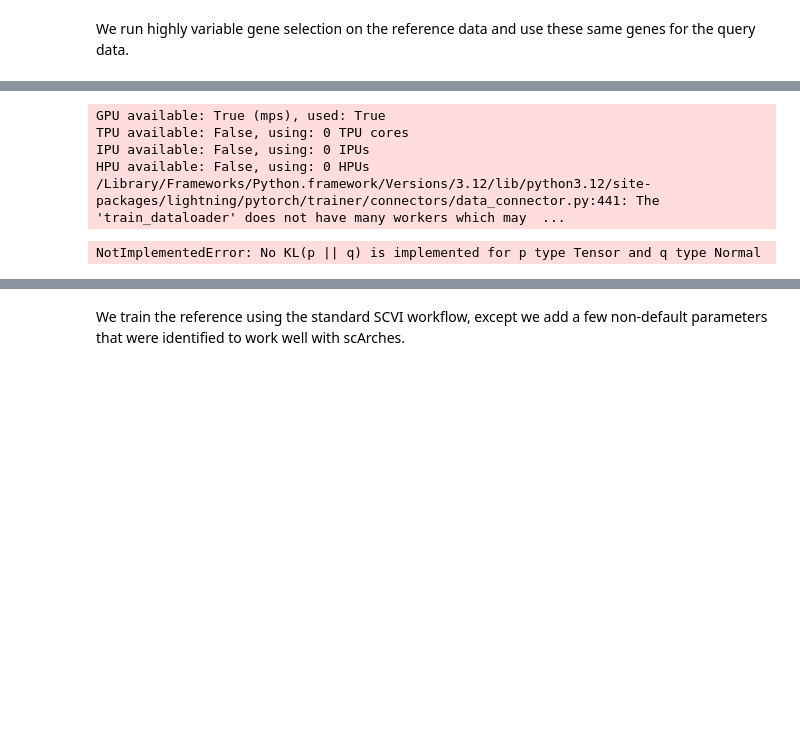
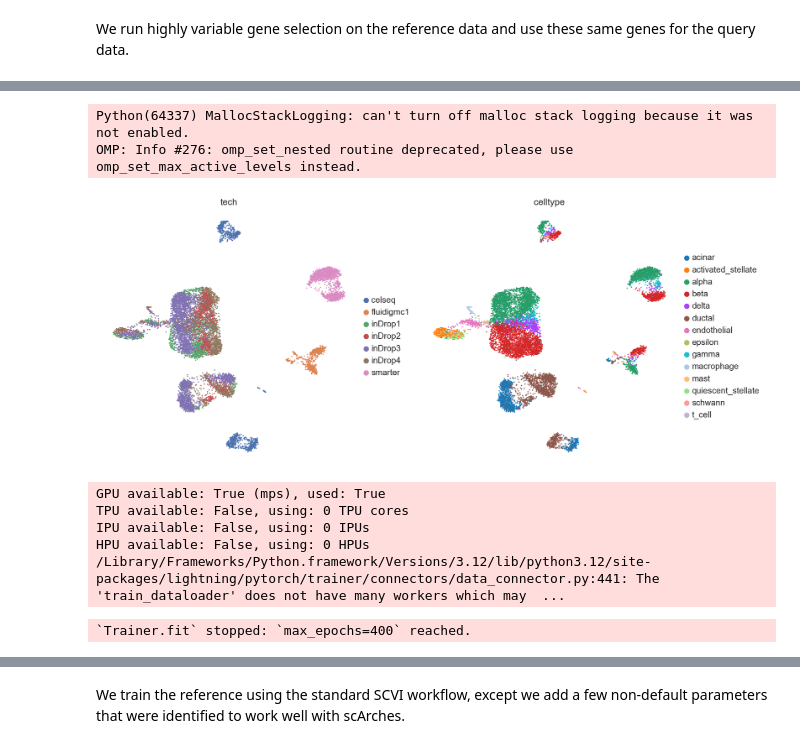
Before and after one commit to theislab/quasiSCVI, a Jupyter notebook: pancreas_adata.ipynb, the cells around one changed output, grey strips where cells are left out. Saved outputs shown, nothing was run; the diff lists cells and outputs as text; code cells hidden in the pictures; blank space fills up the shorter version.

```diff
--- a/pancreas_adata.ipynb
+++ b/pancreas_adata.ipynb
@@ -58,3 +60,9 @@ We run highly variable gene selection on the reference data and use these same g
 sc.pp.highly_variable_genes(pancreas_ref, n_top_genes=2000, batch_key="tech", subset=True)
 
 pancreas_query = pancreas_query[:, pancreas_ref.var_names].copy()
+# %%
+
+sc.pp.neighbors(pancreas_ref, metric="cosine")
+sc.tl.umap(pancreas_ref)
+sc.pl.umap(pancreas_ref, color=["tech", "celltype"])
+# %% [output]
@@ -61,3 +71,6 @@ pancreas_query = pancreas_query[:, pancreas_ref.var_names].copy()
+Python(64337) MallocStackLogging: can't turn off malloc stack logging because it was not enabled.
+OMP: Info #276: omp_set_nested routine deprecated, please use omp_set_max_active_levels instead.
+[figure, added]
 # %%
 #### Quasi Likelihood Model
 # %%
@@ -71,6 +84,7 @@ scvi_ref = QuasiSCVI(
     encode_covariates=True,
     dropout_rate=0.2,
     n_layers=2,
+    b_prior_mixture= False,
 )
 
 # Train the model
@@ -81,6 +95,6 @@ TPU available: False, using: 0 TPU cores
 IPU available: False, using: 0 IPUs
 HPU available: False, using: 0 HPUs
 /Library/Frameworks/Python.framework/Versions/3.12/lib/python3.12/site-packages/lightning/pytorch/trainer/connectors/data_connector.py:441: The 'train_dataloader' does not have many workers which may  ...
-NotImplementedError: No KL(p || q) is implemented for p type Tensor and q type Normal
+`Trainer.fit` stopped: `max_epochs=400` reached.
 # %%
 pancreas_adata.obs["tech"].unique()
```
Also changed, not shown: parts of 10 cells of this notebook, 2 other files.
